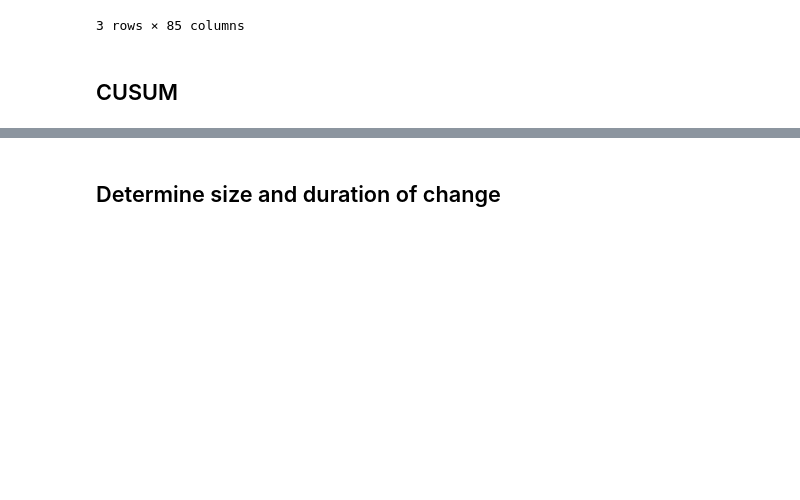
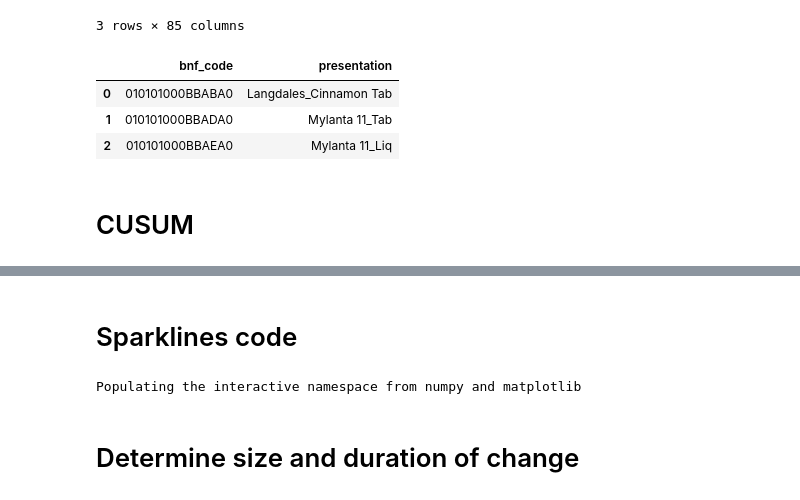
Before and after one commit to ebmdatalab/outlier-detection, a Jupyter notebook: ppu_change_detection/PPU_change_detecting.ipynb, the cells around one changed output, grey strips where cells are left out. Cells and saved outputs as stored; diff of their text form; code cells hidden in the pictures; blank space fills up the shorter version.

```diff
--- a/ppu_change_detection/PPU_change_detecting.ipynb
+++ b/ppu_change_detection/PPU_change_detecting.ipynb
@@ -74,8 +74,25 @@ quantity.head(3)
 | 0101010C0AAACAC | NaN | NaN | NaN | NaN | NaN | NaN | NaN | NaN | NaN | NaN | ... | ... |
 | 0101010C0AAAHAH | NaN | NaN | NaN | NaN | NaN | NaN | NaN | NaN | NaN | NaN | ... | ... |
 3 rows × 85 columns
+# %%
+q = '''
+SELECT
+  presentation_code as bnf_code,
+  presentation
+FROM
+  ebmdatalab.hscic.bnf
+ORDER BY
+  bnf_code
+'''
+bnf_names = pd.io.gbq.read_gbq(q, GBQ_PROJECT_ID, verbose=False, dialect='standard')
+bnf_names.head(3)
+# %% [output]
+|  | bnf_code | presentation |
+| 0 | 010101000BBABA0 | Langdales_Cinnamon Tab |
+| 1 | 010101000BBADA0 | Mylanta 11_Tab |
+| 2 | 010101000BBAEA0 | Mylanta 11_Liq |
 # %% [markdown]
-## CUSUM
+# CUSUM
 # %%
 months_smoothing = 12
 sensitivity = 5
@@ -162,8 +179,53 @@ df.head(3)
 | 0101010C0AAACAC | NaN | NaN | NaN | NaN | NaN | NaN | NaN | NaN | NaN | NaN | ... | ... |
 | 0101010C0AAAHAH | NaN | NaN | NaN | NaN | NaN | NaN | NaN | NaN | NaN | NaN | ... | ... |
 3 rows × 85 columns
+# %% [markdown]
+# Sparklines code
+# %%
+import base64
+import requests
+from time import sleep
+from itertools import chain
+from cStringIO import StringIO
+from datetime import timedelta, date
+from IPython.display import display, HTML
+
+%pylab inline
+
+# Turn off the max column width so the HTML
+# image tags don't get truncated
+pd.set_option('display.max_colwidth', -1)
+
+# Turning off the max column will display all the data in
+# our arrays so limit the number of element to display
+pd.set_option('display.max_seq_items', 2)
+
+def sparkline(data, figsize=(4, 0.25), **kwags):
+    """
+    Returns a HTML image tag containing a base64 encoded sparkline style plot
+    """
+    data = list(data)
+
+    fig, ax = plt.subplots(1, 1, figsize=figsize, **kwags)
+    ax.plot(data)
+    for k,v in ax.spines.items():
+        v.set_visible(False)
+    ax.set_xticks([])
+    ax.set_yticks([])
+
+    plt.plot(len(data) - 1, data[len(data) - 1], 'r.')
+
+    ax.fill_between(range(len(data)), data, len(data)*[min(data)], alpha=0.1)
+
+    img = StringIO()
+    plt.savefig(img)
+    img.seek(0)
+    plt.close()
+    return '<img src="embedded-picture"/>'.format(base64.b64encode(img.read()))
+# %% [output]
+Populating the interactive namespace from numpy and matplotlib
 # %% [markdown]
-## Determine size and duration of change
+# Determine size and duration of change
 # %%
 change_from = reference_value.copy()
 change = pd.DataFrame(index=df.index)
```
Also changed, not shown: parts of 28 cells of this notebook, 1 other file.
